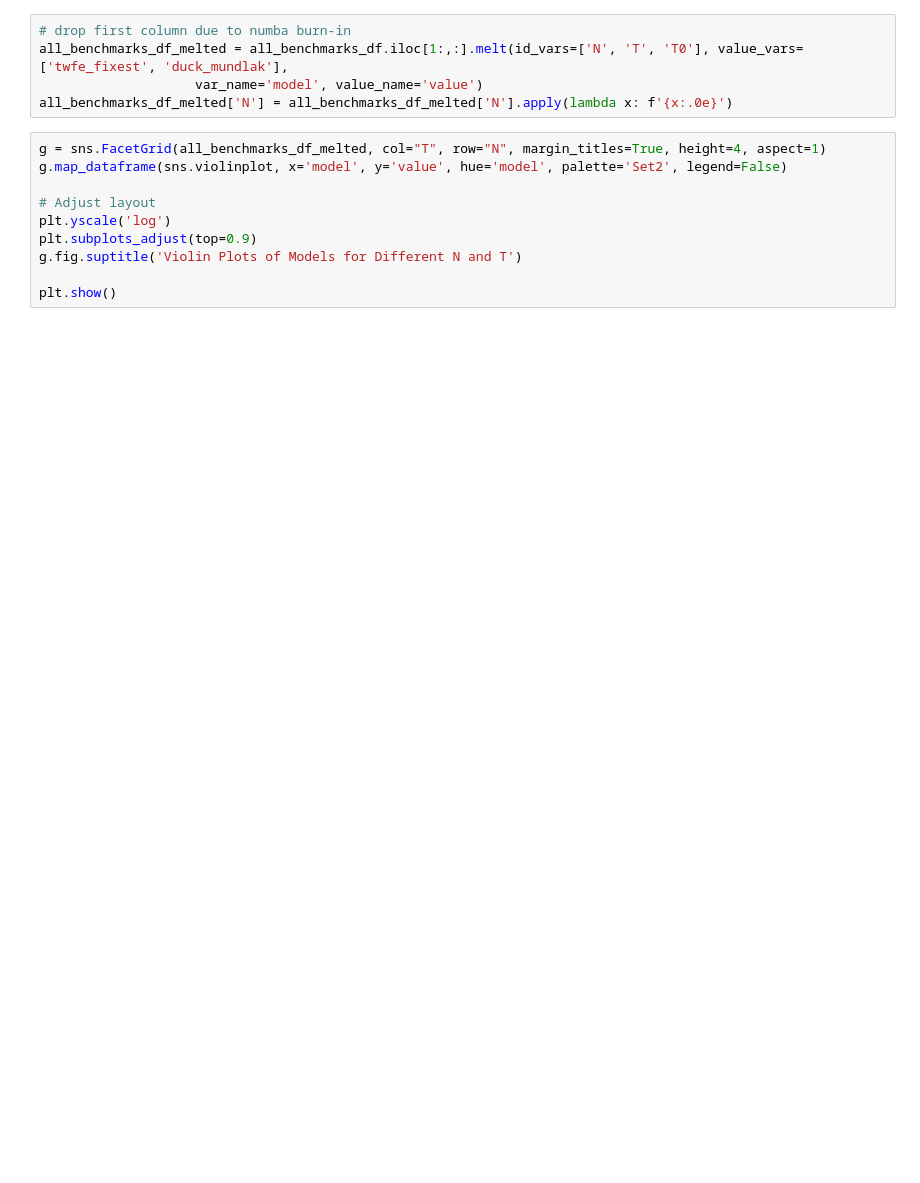
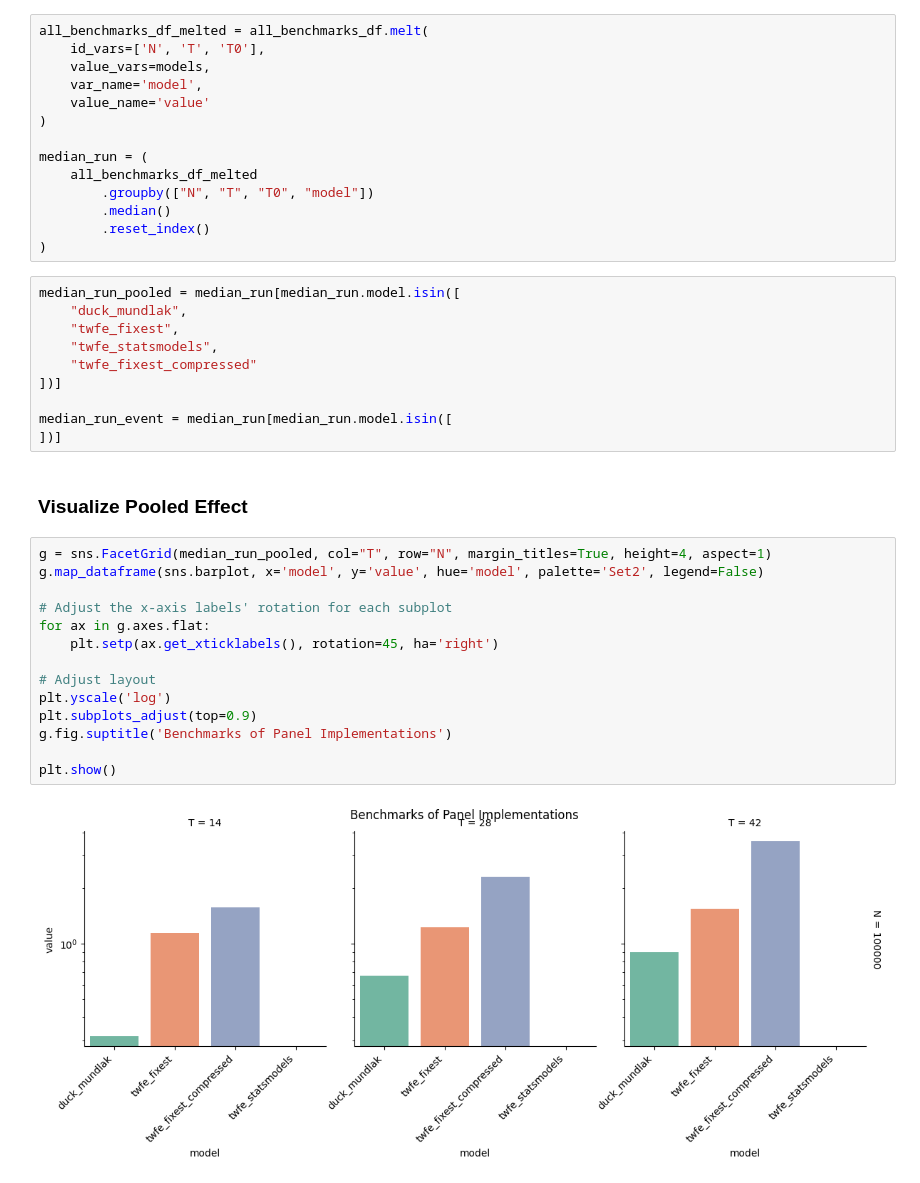
Before and after one commit to py-econometrics/panel-at-scale-code, a Jupyter notebook: timining_benchmarks.ipynb, the cells around one changed output. Cells and saved outputs as stored; diff of their text form; blank space fills up the shorter version.

Commit message:
add event study benchmarks

```diff
--- a/timining_benchmarks.ipynb
+++ b/timining_benchmarks.ipynb
@@ -52,15 +111,42 @@ all_benchmarks_df.head()
 # %%
-# drop first column due to numba burn-in
-all_benchmarks_df_melted = all_benchmarks_df.iloc[1:,:].melt(id_vars=['N', 'T', 'T0'], value_vars=['twfe_fixest', 'duck_mundlak'],
-                    var_name='model', value_name='value')
-all_benchmarks_df_melted['N'] = all_benchmarks_df_melted['N'].apply(lambda x: f'{x:.0e}')
+all_benchmarks_df_melted = all_benchmarks_df.melt(
+    id_vars=['N', 'T', 'T0'],
+    value_vars=models,
+    var_name='model',
+    value_name='value'
+)
+
+median_run = (
+    all_benchmarks_df_melted
+        .groupby(["N", "T", "T0", "model"])
+        .median()
+        .reset_index()
+)
+# %%
+median_run_pooled = median_run[median_run.model.isin([
+    "duck_mundlak",
+    "twfe_fixest",
+    "twfe_statsmodels",
+    "twfe_fixest_compressed"
+])]
+
+median_run_event = median_run[median_run.model.isin([
+])]
+# %% [markdown]
+### Visualize Pooled Effect
 # %%
-g = sns.FacetGrid(all_benchmarks_df_melted, col="T", row="N", margin_titles=True, height=4, aspect=1)
-g.map_dataframe(sns.violinplot, x='model', y='value', hue='model', palette='Set2', legend=False)
+g = sns.FacetGrid(median_run_pooled, col="T", row="N", margin_titles=True, height=4, aspect=1)
+g.map_dataframe(sns.barplot, x='model', y='value', hue='model', palette='Set2', legend=False)
+
+# Adjust the x-axis labels' rotation for each subplot
+for ax in g.axes.flat:
+    plt.setp(ax.get_xticklabels(), rotation=45, ha='right')
 
 # Adjust layout
 plt.yscale('log')
 plt.subplots_adjust(top=0.9)
-g.fig.suptitle('Violin Plots of Models for Different N and T')
+g.fig.suptitle('Benchmarks of Panel Implementations')
 
 plt.show()
+# %% [output]
+[figure, added]
```
Also changed, not shown: parts of 5 cells of this notebook, 8 other files.
